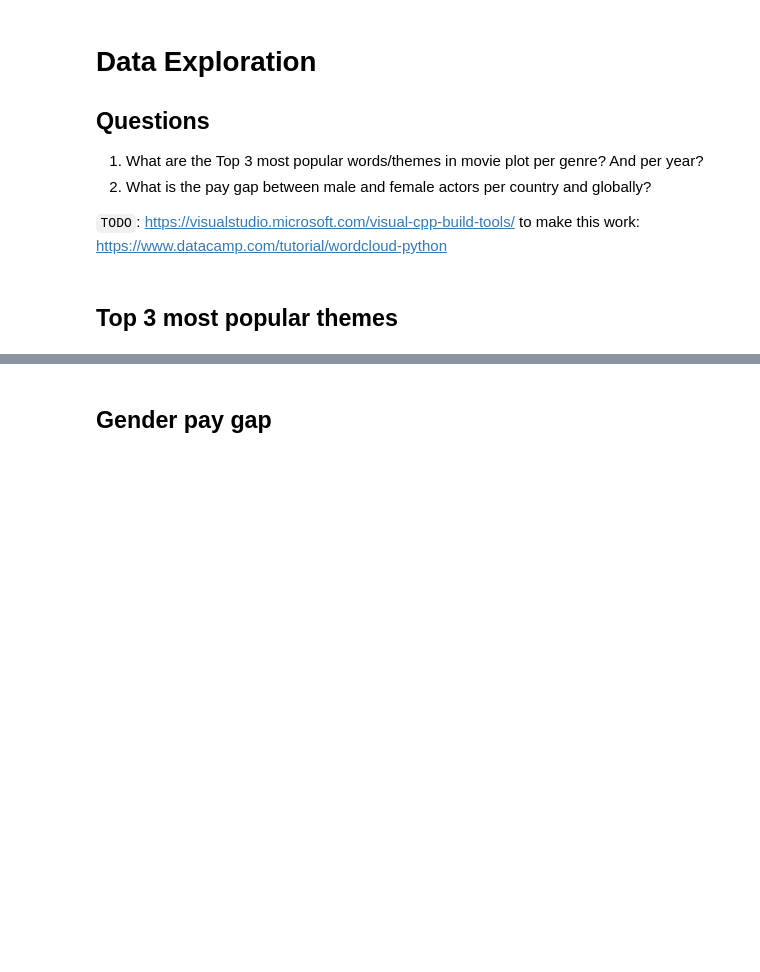
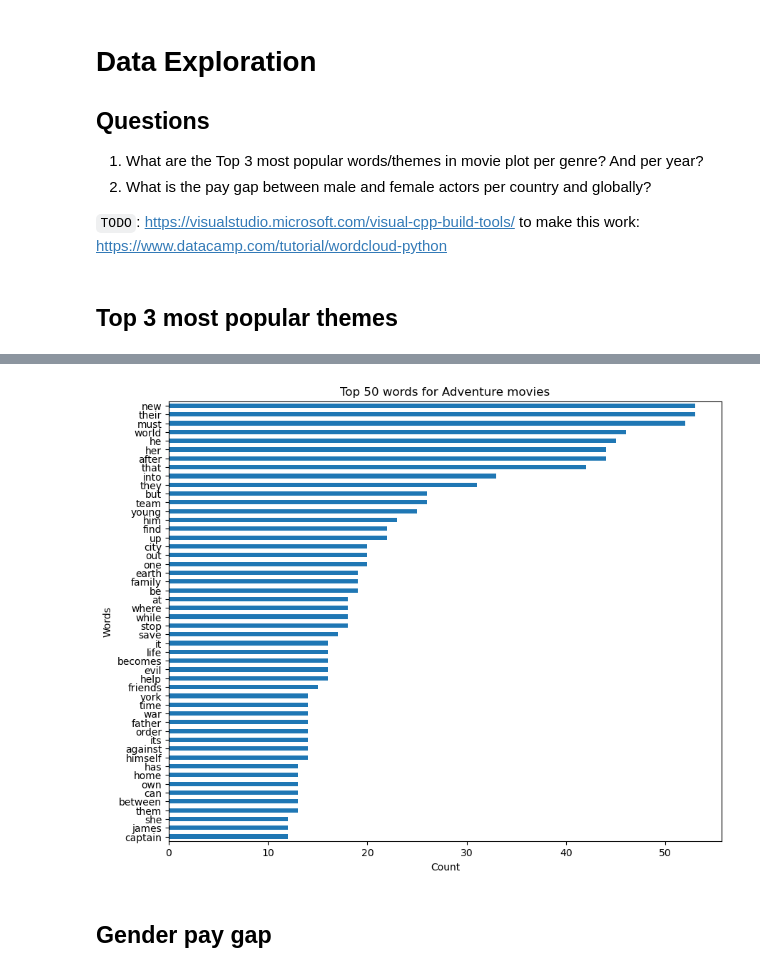
Before and after one commit to benoitchamot/MovieNerd, a Jupyter notebook: dataExplorationBenny.ipynb, the cells around one changed output, grey strips where cells are left out. Drawn from its saved outputs; the diff is of its cells as text; code cells hidden in the pictures; blank space fills up the shorter version.

Commit message:
Minor tweak to Flask. Complete word analysis per genre

```diff
--- a/dataExplorationBenny.ipynb
+++ b/dataExplorationBenny.ipynb
@@ -67,0 +43,16 @@ Name: summary, Length: 636, dtype: object
+# %%
+plots_df = omdb_df[['Title','Genre','Plot']]
+genre = plots_df.iloc[:,1].tolist()
+# %%
+# List of genres
+genre_list = plots_df['Genre'].tolist()
+
+genres = []
+count = -1
+
+for genre in genre_list:
+    count += 1
+    print(f"{count}: {genre}")
+    genres += str(genre).split(', ')
+
+# [str.split(',') for str in genre_list]
@@ -67,0 +77,11 @@ Name: summary, Length: 636, dtype: object
+# %%
+# Remove duplicates
+genres = list(dict.fromkeys(genres))
+
+# Sort alphabetically
+genres.sort()
+
+# Drop 'nan' (last item)
+genres = genres[:-1]
+
+genres
@@ -68,3 +153,18 @@ Name: summary, Length: 636, dtype: object
+# %%
+# Select genre
+select_genre = genres[1]
+
+# Get Top 50 words
+genre_words = get_word_top50(select_genre)
+
+# Invert order to display in hbar chart
+genre_words = genre_words.sort_values('count')
+genre_words.plot.barh(x='word', y='count', figsize = (10,8), title = f"Top 50 words for {select_genre} movies", legend = False)
+plt.ylabel('Words')
+plt.xlabel('Count')
+plt.show()
+# %% [output]
+[figure, added]
 # %% [markdown]
 ## Gender pay gap
 # %%
```
Also changed, not shown: parts of 12 cells of this notebook, 1 other file.
